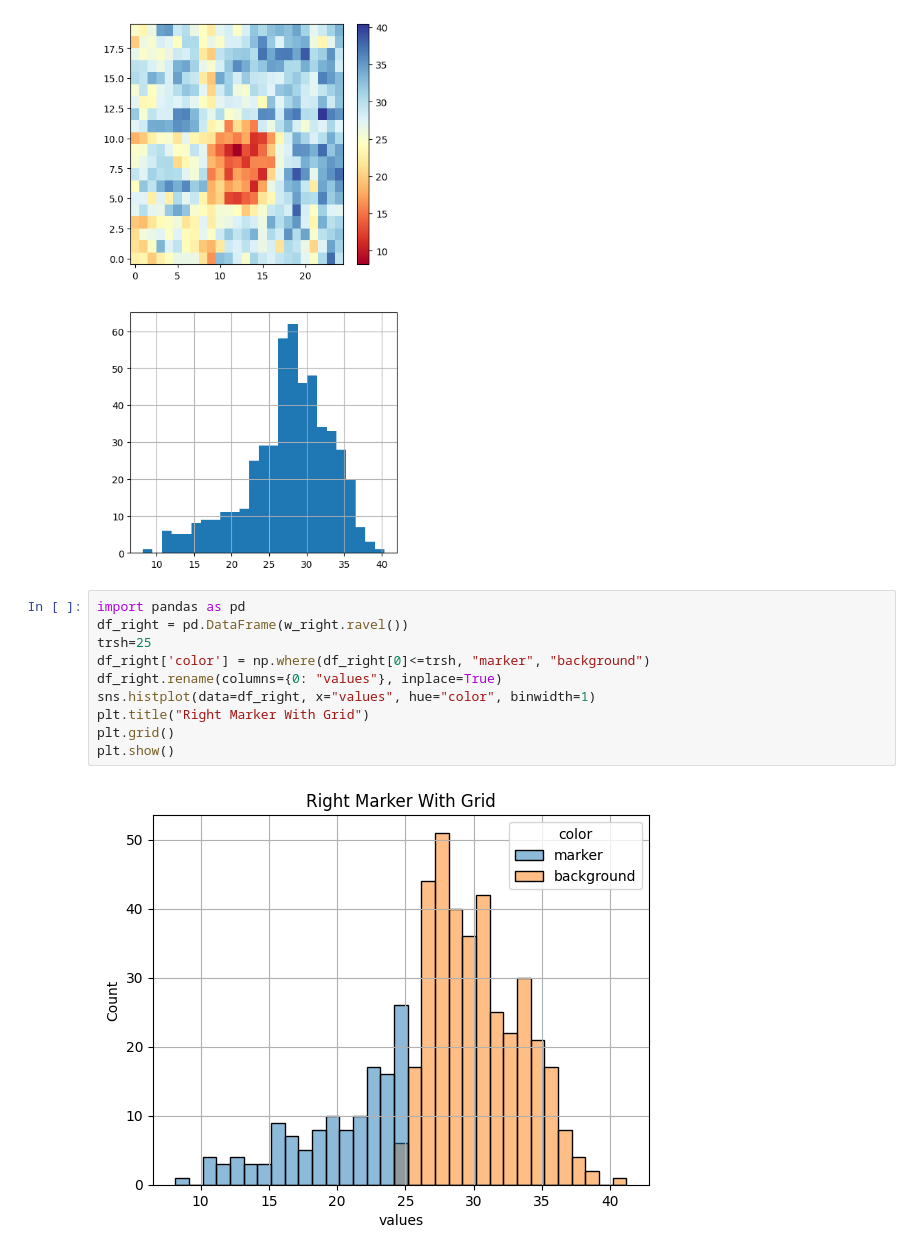
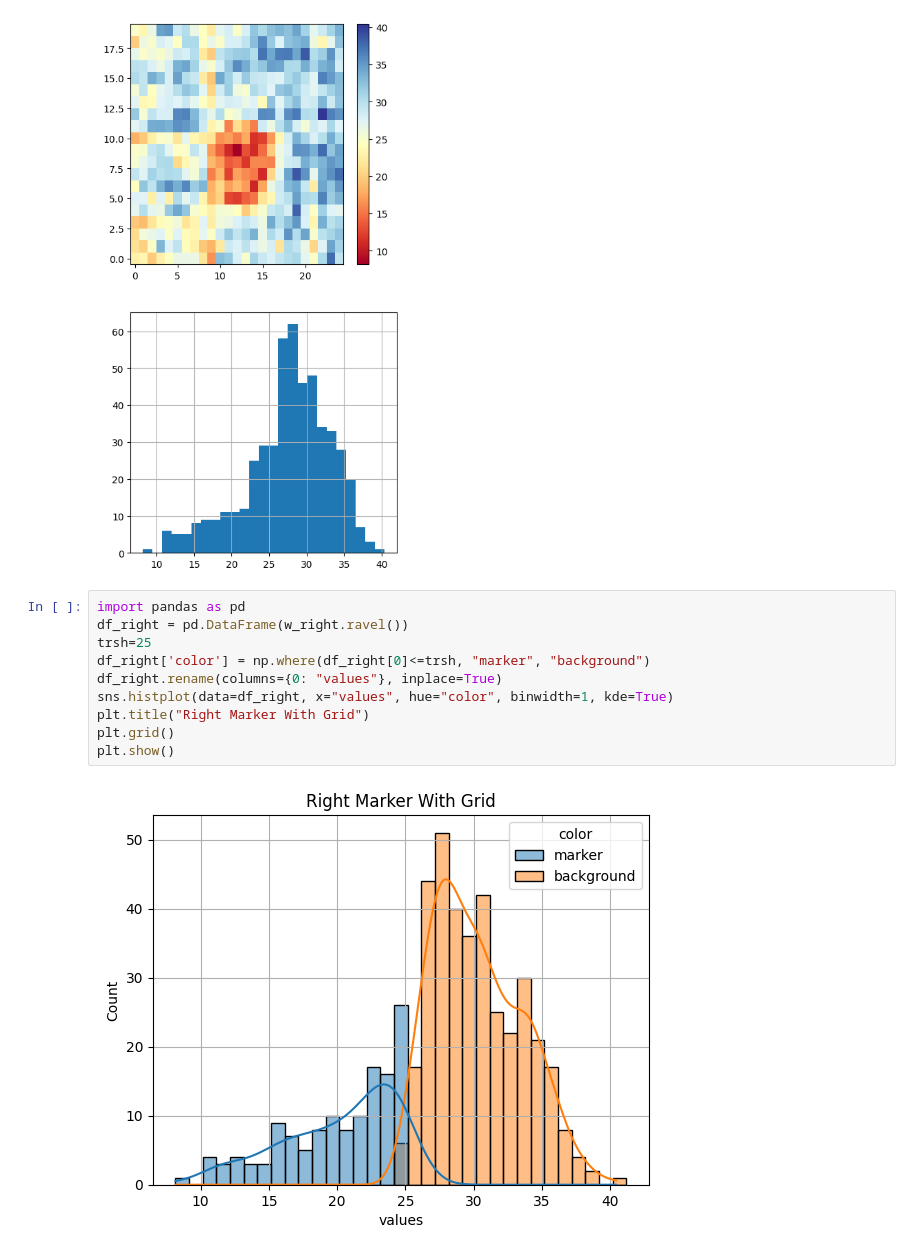
Before and after one commit to PrinceRichfather/tungsten_grate_analysis, a Jupyter notebook: analysis_grid.ipynb, the cells around one changed output. Drawn from its saved outputs; the diff is of its cells as text.

```diff
--- a/analysis_grid.ipynb
+++ b/analysis_grid.ipynb
@@ -340,12 +348,12 @@ plt.show()
 # %%
 import pandas as pd
 df_right = pd.DataFrame(w_right.ravel())
 trsh=25
 df_right['color'] = np.where(df_right[0]<=trsh, "marker", "background")
 df_right.rename(columns={0: "values"}, inplace=True)
-sns.histplot(data=df_right, x="values", hue="color", binwidth=1)
+sns.histplot(data=df_right, x="values", hue="color", binwidth=1, kde=True)
 plt.title("Right Marker With Grid")
 plt.grid()
 plt.show()
 # %% [output]
-[figure, old version]
+[figure, new version]
```
Also changed, not shown: parts of 10 cells of this notebook, 2 other files.
